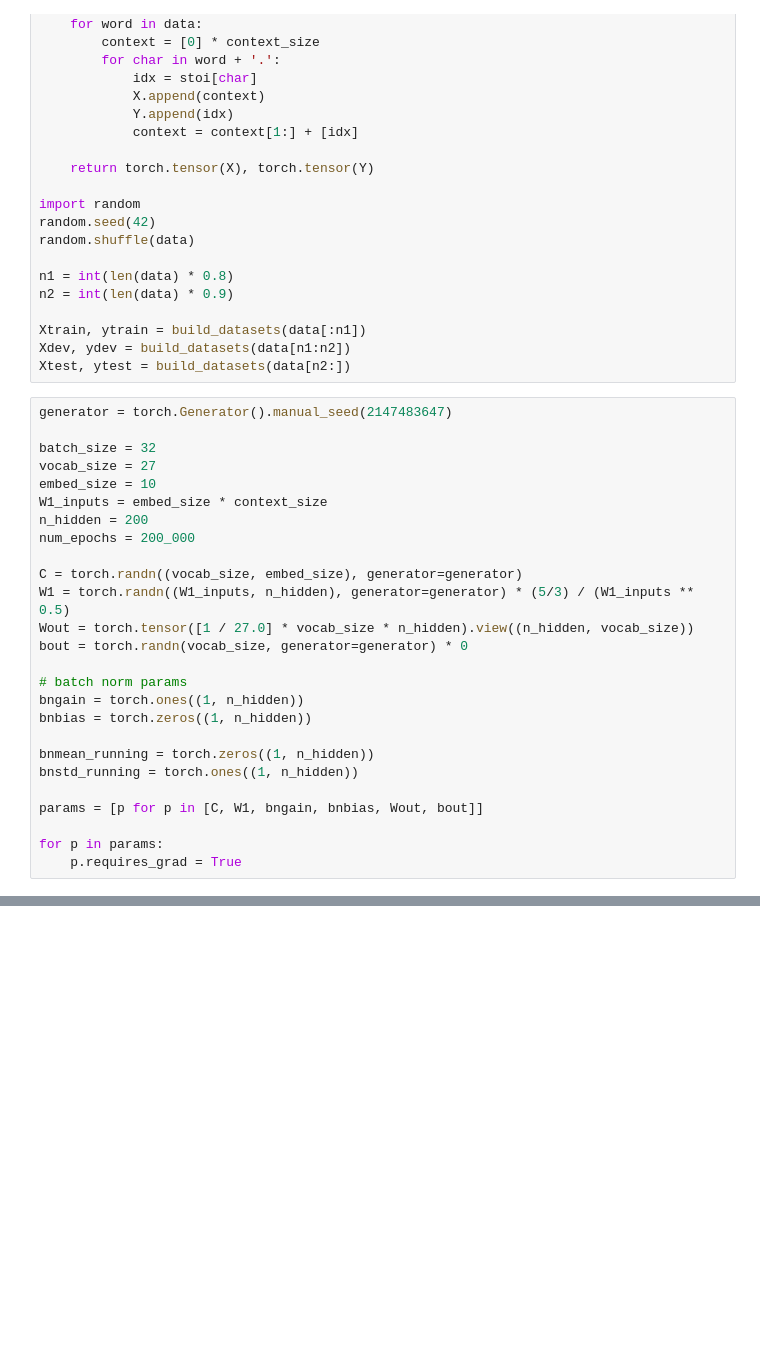
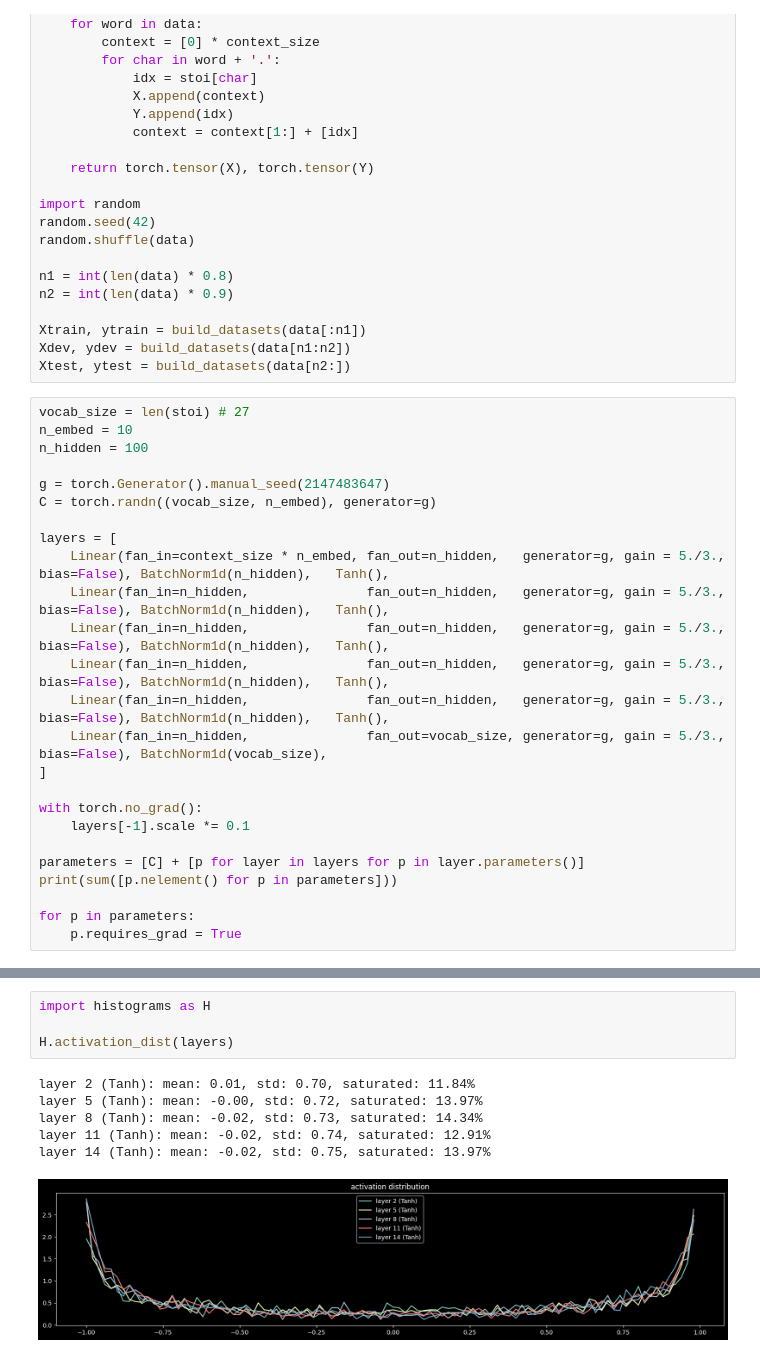
Before and after one commit to radupetrisel/makemore, a Jupyter notebook: sample.ipynb, the cells around one changed output, grey strips where cells are left out. Cells and saved outputs as stored; diff of their text form; blank space fills up the shorter version.

Commit message:
Add histograms for debugging + test in notebook

```diff
--- a/sample.ipynb
+++ b/sample.ipynb
@@ -62,28 +62,27 @@ Xtrain, ytrain = build_datasets(data[:n1])
 Xdev, ydev = build_datasets(data[n1:n2])
 Xtest, ytest = build_datasets(data[n2:])
 # %%
-generator = torch.Generator().manual_seed(2147483647)
+vocab_size = len(stoi) # 27
+n_embed = 10
+n_hidden = 100
 
-batch_size = 32
-vocab_size = 27
-embed_size = 10
-W1_inputs = embed_size * context_size
-n_hidden = 200
-num_epochs = 200_000
+g = torch.Generator().manual_seed(2147483647)
+C = torch.randn((vocab_size, n_embed), generator=g)
 
-C = torch.randn((vocab_size, embed_size), generator=generator)
-W1 = torch.randn((W1_inputs, n_hidden), generator=generator) * (5/3) / (W1_inputs ** 0.5)
-Wout = torch.tensor([1 / 27.0] * vocab_size * n_hidden).view((n_hidden, vocab_size))
-bout = torch.randn(vocab_size, generator=generator) * 0
+layers = [
+    Linear(fan_in=context_size * n_embed, fan_out=n_hidden,   generator=g, gain = 5./3.,   bias=False), BatchNorm1d(n_hidden),   Tanh(),
+    Linear(fan_in=n_hidden,               fan_out=n_hidden,   generator=g, gain = 5./3.,   bias=False), BatchNorm1d(n_hidden),   Tanh(),
+    Linear(fan_in=n_hidden,               fan_out=n_hidden,   generator=g, gain = 5./3.,   bias=False), BatchNorm1d(n_hidden),   Tanh(),
+    Linear(fan_in=n_hidden,               fan_out=n_hidden,   generator=g, gain = 5./3.,   bias=False), BatchNorm1d(n_hidden),   Tanh(),
+    Linear(fan_in=n_hidden,               fan_out=n_hidden,   generator=g, gain = 5./3.,   bias=False), BatchNorm1d(n_hidden),   Tanh(),
+    Linear(fan_in=n_hidden,               fan_out=vocab_size, generator=g, gain = 5./3.,   bias=False), BatchNorm1d(vocab_size),
+]
 
-# batch norm params
-bngain = torch.ones((1, n_hidden))
-bnbias = torch.zeros((1, n_hidden))
+with torch.no_grad():
+    layers[-1].scale *= 0.1
 
-bnmean_running = torch.zeros((1, n_hidden))
-bnstd_running = torch.ones((1, n_hidden))
+parameters = [C] + [p for layer in layers for p in layer.parameters()]
+print(sum([p.nelement() for p in parameters]))
 
-params = [p for p in [C, W1, bngain, bnbias, Wout, bout]]
-
-for p in params:
+for p in parameters:
     p.requires_grad = True
@@ -202,0 +143,11 @@ vtarlys.
+# %%
+import histograms as H
+
+H.activation_dist(layers)
+# %% [output]
+layer 2 (Tanh): mean: 0.01, std: 0.70, saturated: 11.84%
+layer 5 (Tanh): mean: -0.00, std: 0.72, saturated: 13.97%
+layer 8 (Tanh): mean: -0.02, std: 0.73, saturated: 14.34%
+layer 11 (Tanh): mean: -0.02, std: 0.74, saturated: 12.91%
+layer 14 (Tanh): mean: -0.02, std: 0.75, saturated: 13.97%
+[figure, added]
```
Also changed, not shown: parts of 14 cells of this notebook, 1 other file.
